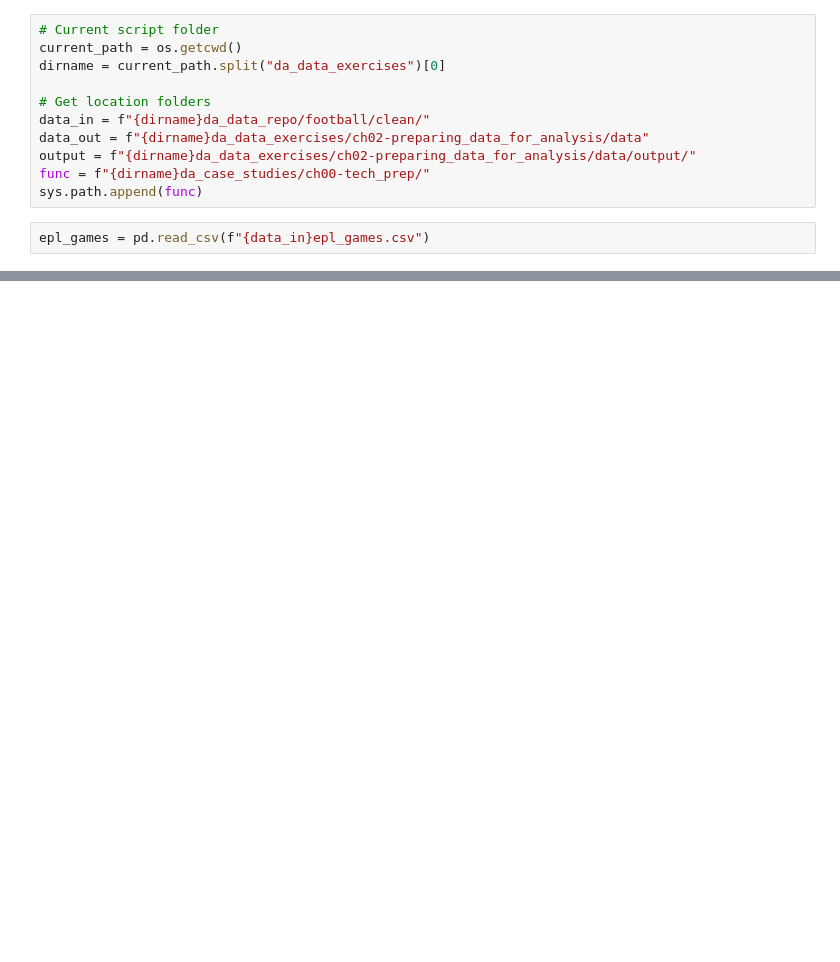
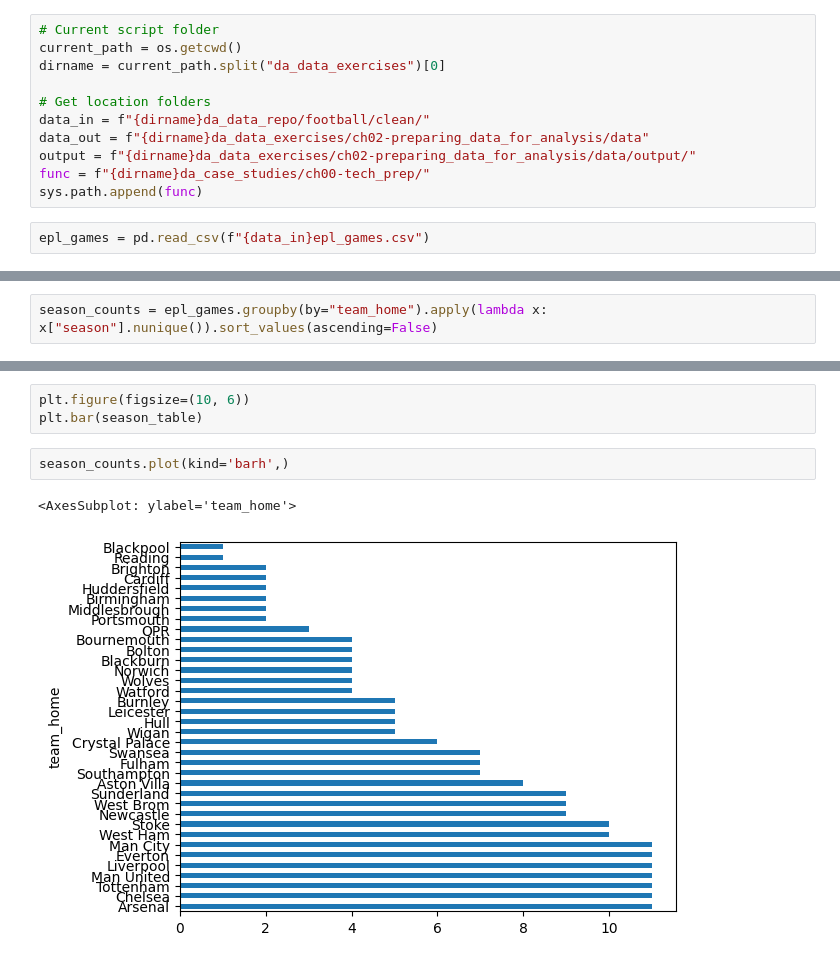
Before and after one commit to felipesebben/bk_data_analysis_studies, a Jupyter notebook: da_data_exercises/ch02-preparing_data_for_analysis/05-football.ipynb, the cells around one changed output, grey strips where cells are left out. Drawn from its saved outputs; the diff is of its cells as text; blank space fills up the shorter version.

```diff
--- a/da_data_exercises/ch02-preparing_data_for_analysis/05-football.ipynb
+++ b/da_data_exercises/ch02-preparing_data_for_analysis/05-football.ipynb
@@ -47,0 +68,2 @@ epl_games.sort_values(["team_home"])
+# %%
+season_counts = epl_games.groupby(by="team_home").apply(lambda x: x["season"].nunique()).sort_values(ascending=False)
@@ -47,0 +116,8 @@ epl_games.sort_values(["team_home"])
+# %%
+plt.figure(figsize=(10, 6))
+plt.bar(season_table)
+# %%
+season_counts.plot(kind='barh',)
+# %% [output]
+<AxesSubplot: ylabel='team_home'>
+[figure, added]
```
Also changed, not shown: parts of 11 cells of this notebook.
